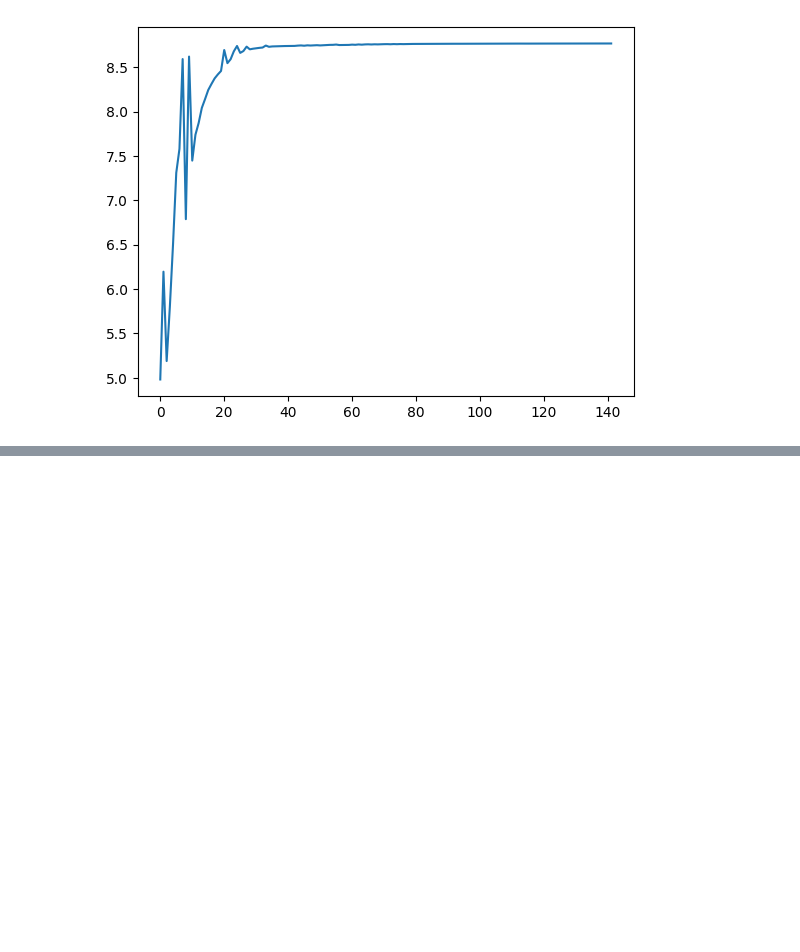
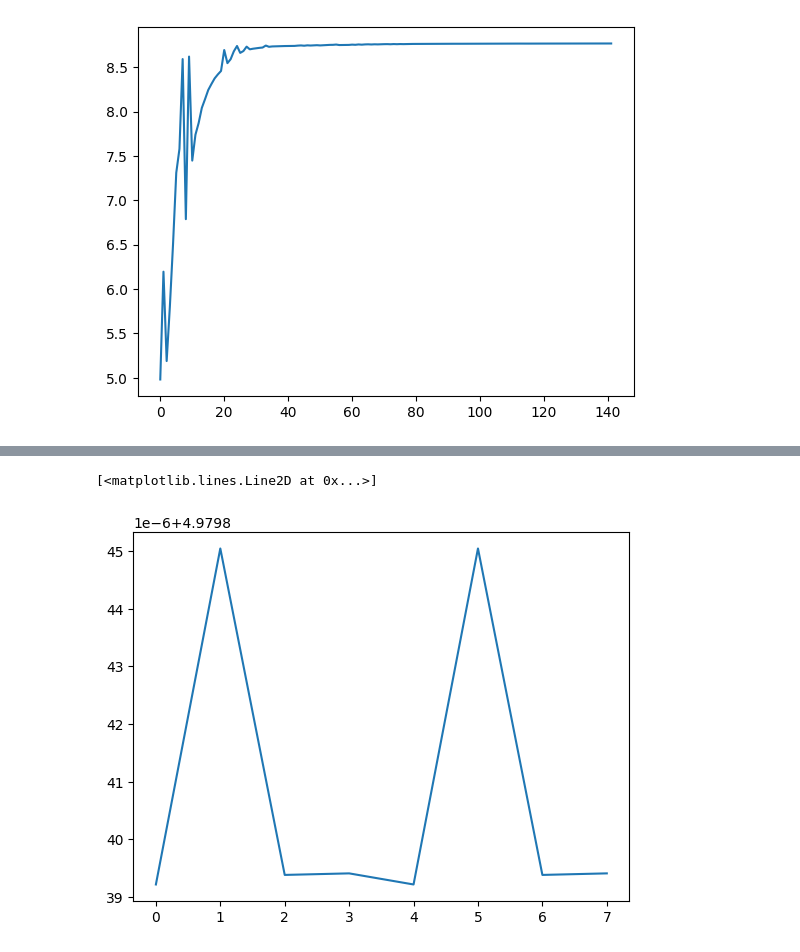
Before and after one commit to justinmiller33/3dasm_project, a Jupyter notebook: Optimization.ipynb, the cells around one changed output, grey strips where cells are left out. Drawn from its saved outputs; the diff is of its cells as text; code cells hidden in the pictures; blank space fills up the shorter version.

```diff
--- a/Optimization.ipynb
+++ b/Optimization.ipynb
@@ -480,0 +561,5 @@ plt.plot(energy_converge_space)
+# %%
+plt.plot(energy_converge_space)
+# %% [output]
+[<matplotlib.lines.Line2D at 0x...>]
+[figure, added]
```
Also changed, not shown: parts of 5 cells of this notebook.
